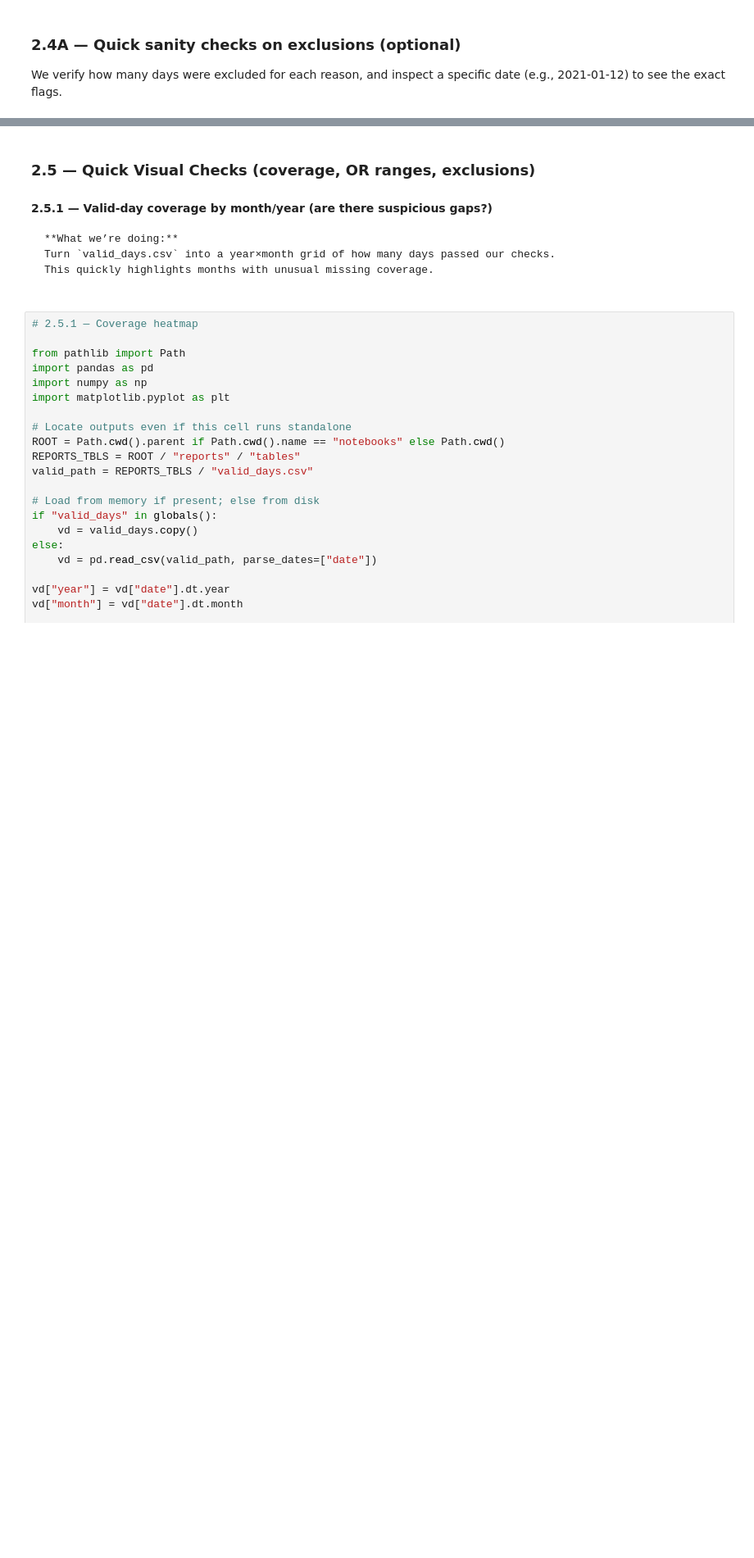
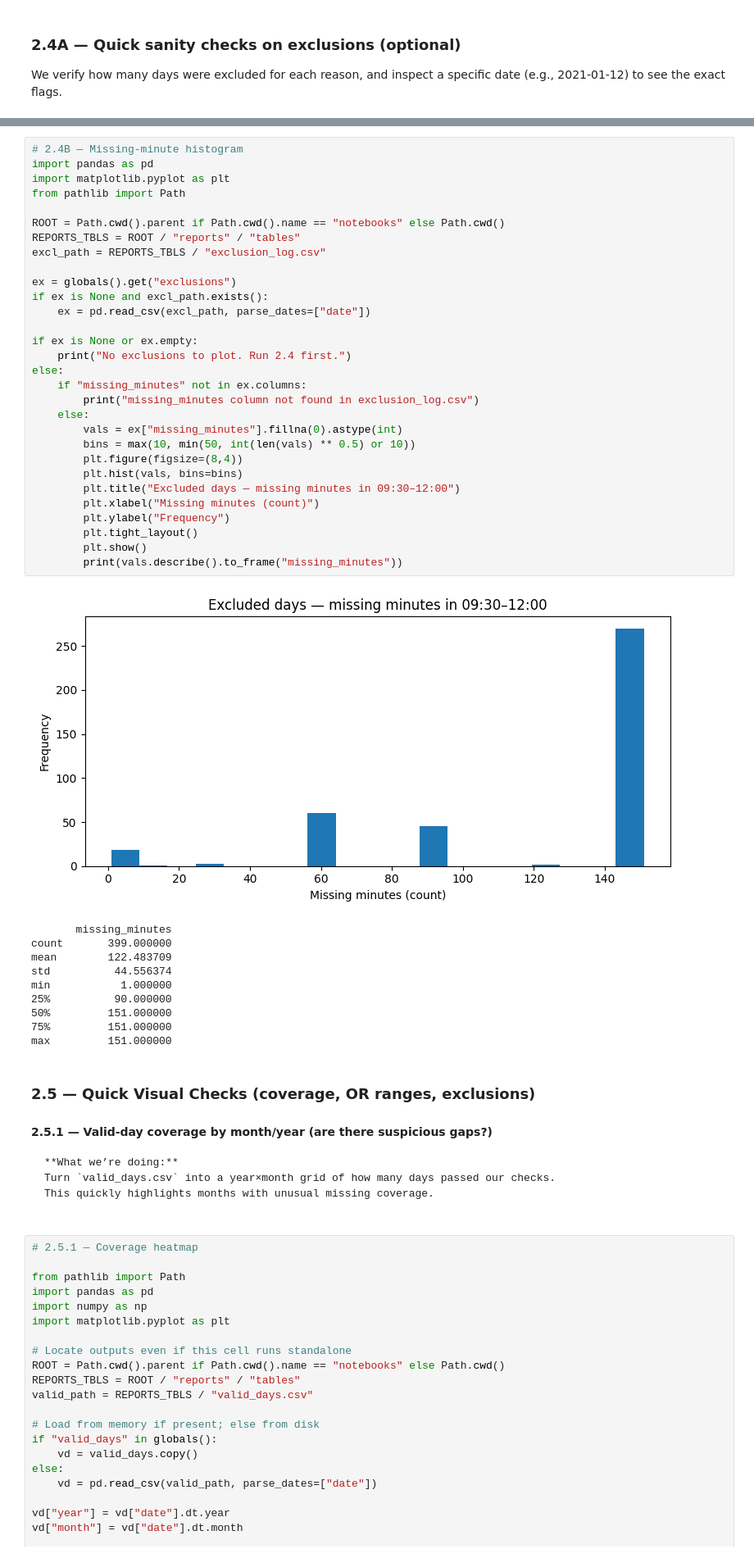
Before and after one commit to Mbaka11/OpeningRangeTradingStrategy, a Jupyter notebook: notebooks/02_data_audit.ipynb, the cells around one changed output, grey strips where cells are left out. Shown at 82% size. Saved outputs shown, nothing was run; the diff lists cells and outputs as text; blank space fills up the shorter version.

```diff
--- a/notebooks/02_data_audit.ipynb
+++ b/notebooks/02_data_audit.ipynb
@@ -642,3 +725,44 @@ Name: count, dtype: int64
+# %%
+# 2.4B — Missing-minute histogram
+import pandas as pd
+import matplotlib.pyplot as plt
+from pathlib import Path
+
+ROOT = Path.cwd().parent if Path.cwd().name == "notebooks" else Path.cwd()
+REPORTS_TBLS = ROOT / "reports" / "tables"
+excl_path = REPORTS_TBLS / "exclusion_log.csv"
+
+ex = globals().get("exclusions")
+if ex is None and excl_path.exists():
+    ex = pd.read_csv(excl_path, parse_dates=["date"])
+
+if ex is None or ex.empty:
+    print("No exclusions to plot. Run 2.4 first.")
+else:
+    if "missing_minutes" not in ex.columns:
+        print("missing_minutes column not found in exclusion_log.csv")
+    else:
+        vals = ex["missing_minutes"].fillna(0).astype(int)
+        bins = max(10, min(50, int(len(vals) ** 0.5) or 10))
+        plt.figure(figsize=(8,4))
+        plt.hist(vals, bins=bins)
+        plt.title("Excluded days — missing minutes in 09:30–12:00")
+        plt.xlabel("Missing minutes (count)")
+        plt.ylabel("Frequency")
+        plt.tight_layout()
+        plt.show()
+        print(vals.describe().to_frame("missing_minutes"))
+# %% [output]
+[figure, added]
+       missing_minutes
+count       399.000000
+mean        122.483709
+std          44.556374
+min           1.000000
+25%          90.000000
+50%         151.000000
+75%         151.000000
+max         151.000000
 # %% [markdown]
 ### 2.5 — Quick Visual Checks (coverage, OR ranges, exclusions)
 
```
Also changed, not shown: parts of 12 cells of this notebook, 1 other file.
